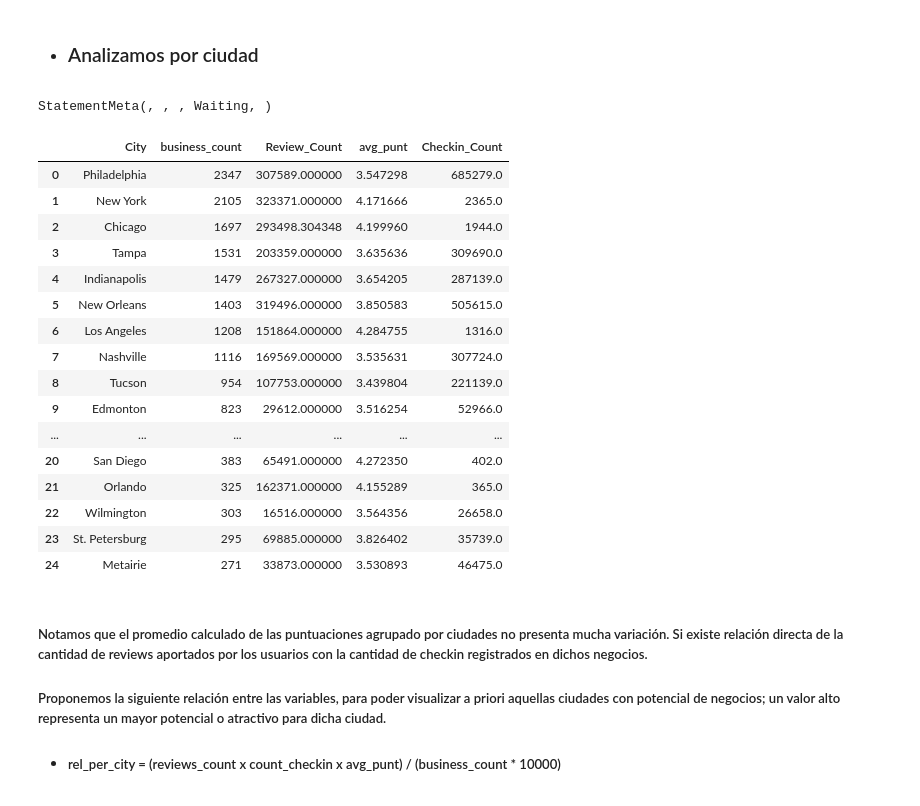
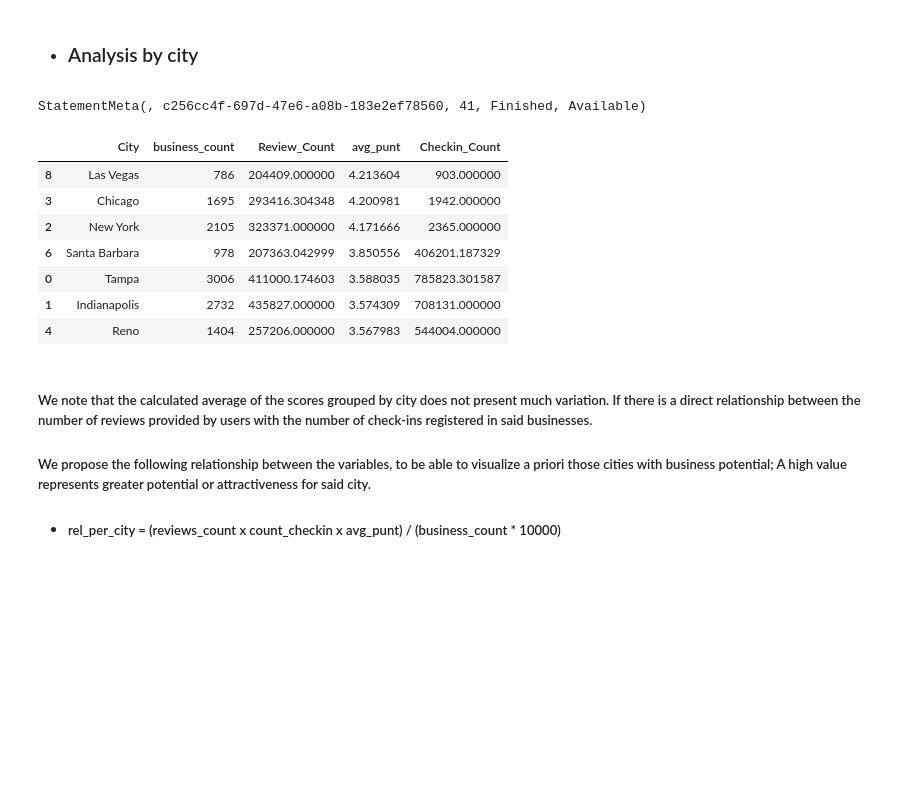
Before and after one commit to leocortes85/Invesment_Recomendation_Project, a Jupyter notebook: Notebooks/7_EDA.ipynb, the cells around one changed output. Saved outputs shown, nothing was run; the diff lists cells and outputs as text; code cells hidden in the pictures; blank space fills up the shorter version.

```diff
--- a/Notebooks/7_EDA.ipynb
+++ b/Notebooks/7_EDA.ipynb
@@ -69,4 +69,4 @@ StatementMeta(, , , Waiting, )
 # %%
-df = pd.merge(df, df_business, on="Business_Name", how= "left")
+df = pd.merge(df, df_business, on=["Business_Name", 'Latitude', 'Longitude'], how= "left")
 df = df[["Business_Id", "Business_Name", "Address", "City", "State", "Latitude", "Longitude", "Ranking", "Review_Count", "Date", "Checkin_Count", "User_Id", "Stars", "Text", "User_Name", "Category"]]
 # %% [output]
@@ -91,2 +73,0 @@ StatementMeta(, , , Waiting, )
-# %%
-df['State'] = df['State'].apply(lambda x: df_states.loc[df_states['State_Init'] == x, 'State'].values[0] if x in df_states['State_Init'].values else x)
@@ -189,3 +147,3 @@ StatementMeta(, , , Waiting, )
 # %%
-pd.set_option('display.max_rows', None)
+#pd.set_option('display.max_rows', None)
 # %% [output]
@@ -220,0 +179,7 @@ StatementMeta(, , , Waiting, )
+# %%
+# List of permitted categories
+allowed_categories = ['Restaurant', 'Pub', 'Hotel', 'Museum', 'Agency and rental',
+                      'Park', 'Zoo', 'Hostel', 'Shopping mall', 'Art gallery', 'National forest']
+
+# Filter the DataFrame to only contain records with the allowed categories
+df_explode = df_explode[df_explode['Category'].isin(allowed_categories)]
@@ -624,51 +606,41 @@ StatementMeta(, , , Waiting, )
 # %% [markdown]
-
-- ### Analizamos por ciudad
+- ### Analysis by city
 # %%
-## Agrupamos por ciudad y contamos la cantidad de negocios únicos
+## We group by city and count the number of unique businesses
 bus_per_city = df_nc.groupby("City")["Business_Name"].nunique().reset_index()
 bus_per_city = bus_per_city.rename(columns={"Business_Name": "business_count"})
 bus_per_city = bus_per_city.sort_values(by="business_count", ascending = False)
 
-## Agrupamos por ciudad y contamos la cantidad de reviews
+## We group by city and count the number of reviews
 rev_per_city = df_nc.groupby("City")["Review_Count"].sum().reset_index()
 rev_per_city = rev_per_city.sort_values(by="Review_Count", ascending = False)
 
-## Agrupamos por ciudad y calculamos el promedio de la calificación
+## We group by city and calculate the average rating
 avg_per_city = df_nc.groupby("City")["avg_punt"].mean().reset_index()
 avg_per_city = avg_per_city.sort_values(by="avg_punt", ascending = False)
 
-## Agrupamos por ciudad y sumamos la cantidad de checkin
+## We group by city and add the amount of checkin
 checkin_per_city = df_nc.groupby("City")["Checkin_Count"].sum().reset_index()
 checkin_per_city = checkin_per_city.sort_values(by="Checkin_Count", ascending = False)
 
-## Unificamos la información y presentamos el TOP 25
+## We unify the information and present the TOP 25
 detail_per_city = pd.merge(bus_per_city, rev_per_city, on="City")
 detail_per_city = pd.merge(detail_per_city, avg_per_city, on="City")
 detail_per_city = pd.merge(detail_per_city, checkin_per_city, on="City")
-detail_per_city.head(25)
+detail_per_city[detail_per_city['Review_Count']>200000].sort_values(by='avg_punt',ascending=False)
 # %% [output]
-StatementMeta(, , , Waiting, )
+StatementMeta(, c256cc4f-697d-47e6-a08b-183e2ef78560, 41, Finished, Available)
 |  | City | business_count | Review_Count | avg_punt | Checkin_Count |
-| 0 | Philadelphia | 2347 | 307589.000000 | 3.547298 | 685279.0 |
-| 1 | New York | 2105 | 323371.000000 | 4.171666 | 2365.0 |
-| 2 | Chicago | 1697 | 293498.304348 | 4.199960 | 1944.0 |
-| 3 | Tampa | 1531 | 203359.000000 | 3.635636 | 309690.0 |
-| 4 | Indianapolis | 1479 | 267327.000000 | 3.654205 | 287139.0 |
-| 5 | New Orleans | 1403 | 319496.000000 | 3.850583 | 505615.0 |
-| 6 | Los Angeles | 1208 | 151864.000000 | 4.284755 | 1316.0 |
-| 7 | Nashville | 1116 | 169569.000000 | 3.535631 | 307724.0 |
-| 8 | Tucson | 954 | 107753.000000 | 3.439804 | 221139.0 |
-| 9 | Edmonton | 823 | 29612.000000 | 3.516254 | 52966.0 |
-| ... | ... | ... | ... | ... | ... |
-| 20 | San Diego | 383 | 65491.000000 | 4.272350 | 402.0 |
-| 21 | Orlando | 325 | 162371.000000 | 4.155289 | 365.0 |
-| 22 | Wilmington | 303 | 16516.000000 | 3.564356 | 26658.0 |
-| 23 | St. Petersburg | 295 | 69885.000000 | 3.826402 | 35739.0 |
-| 24 | Metairie | 271 | 33873.000000 | 3.530893 | 46475.0 |
+| 8 | Las Vegas | 786 | 204409.000000 | 4.213604 | 903.000000 |
+| 3 | Chicago | 1695 | 293416.304348 | 4.200981 | 1942.000000 |
+| 2 | New York | 2105 | 323371.000000 | 4.171666 | 2365.000000 |
+| 6 | Santa Barbara | 978 | 207363.042999 | 3.850556 | 406201.187329 |
+| 0 | Tampa | 3006 | 411000.174603 | 3.588035 | 785823.301587 |
+| 1 | Indianapolis | 2732 | 435827.000000 | 3.574309 | 708131.000000 |
+| 4 | Reno | 1404 | 257206.000000 | 3.567983 | 544004.000000 |
 # %% [markdown]
-##### Notamos que el promedio calculado de las puntuaciones agrupado por ciudades no presenta mucha variación. Si existe relación directa de la cantidad de reviews aportados por los usuarios con la cantidad de checkin registrados en dichos negocios.
-##### Proponemos la siguiente relación entre las variables, para poder visualizar a priori aquellas ciudades con potencial de negocios; un valor alto representa un mayor potencial o atractivo para dicha ciudad.
+##### We note that the calculated average of the scores grouped by city does not present much variation. If there is a direct relationship between the number of reviews provided by users with the number of check-ins registered in said businesses.
+##### We propose the following relationship between the variables, to be able to visualize a priori those cities with business potential; A high value represents greater potential or attractiveness for said city.
 #####
 - ##### rel_per_city = (reviews_count x count_checkin x avg_punt) / (business_count * 10000)
 # %%
```
Also changed, not shown: parts of 79 cells of this notebook, 3 other files.
